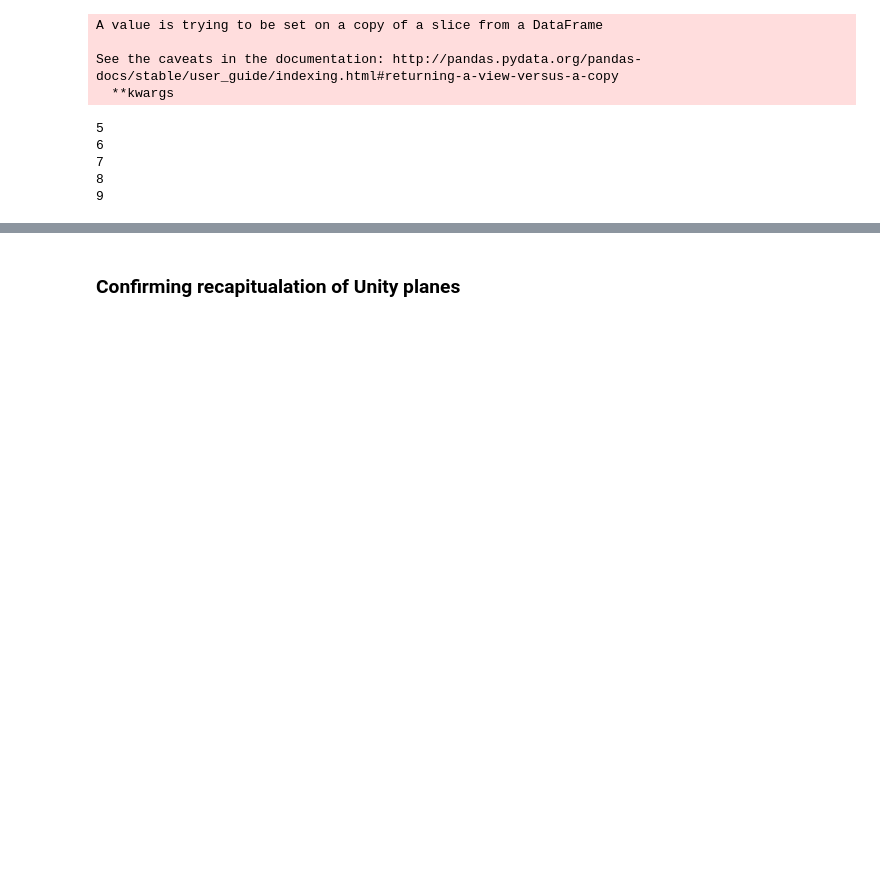
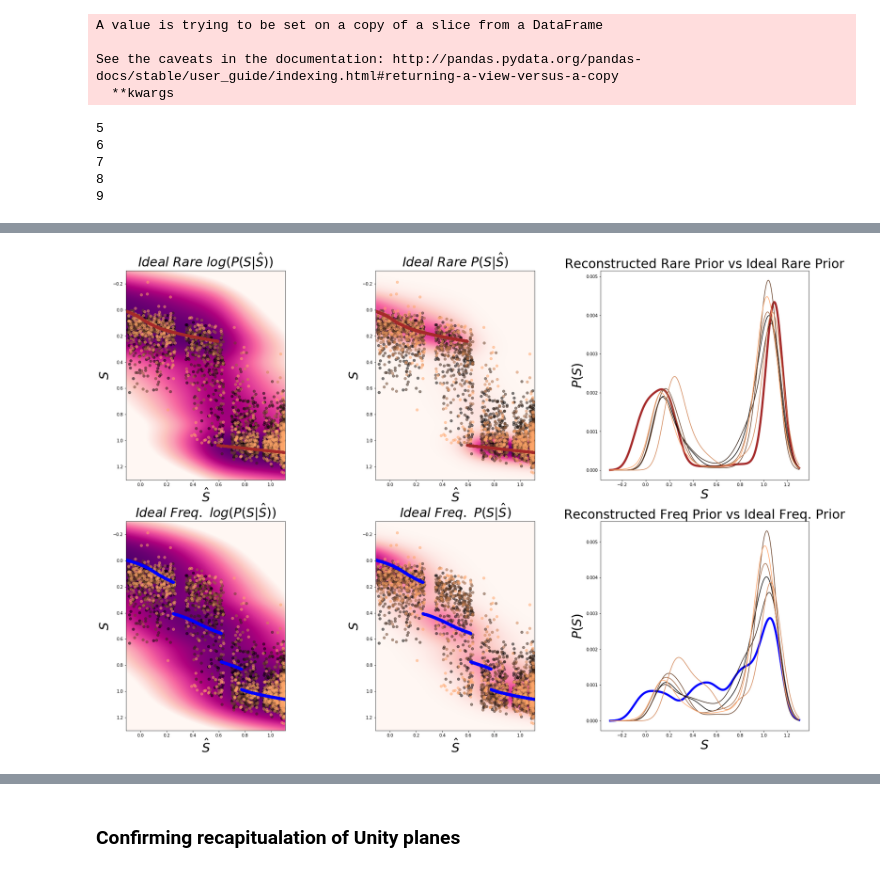
Before and after one commit to GiocomoLab/PlittGiocomo_2021, a Jupyter notebook: Prior4D.ipynb, the cells around one changed output, grey strips where cells are left out. Drawn from its saved outputs; the diff is of its cells as text; code cells hidden in the pictures; blank space fills up the shorter version.

```diff
--- a/Prior4D.ipynb
+++ b/Prior4D.ipynb
@@ -385,0 +425,89 @@ f.savefig("D:\\Morph_Results\\priors.png",format="png")
+# %%
+sigma_likelihood=.3
+
+
+x = np.linspace(-.3,1.3,num=1000)[np.newaxis,:]
+rare_post,xx,Z = ssm.calculate_posterior(rare_prior,x.ravel(),xx_lims = (-.3,1.3),calcZ=True)
+rareZspline = spline(x.ravel(),Z)
+
+freq_post,xx,Z = ssm.calculate_posterior(freq_prior,x.ravel(),xx_lims = (-.3,1.3),calcZ=True)
+freqZspline = spline(x.ravel(),Z)
+f,ax = plt.subplots(2,3,figsize=[30,20])
+
+rare_logpost = np.log(rare_post.T)
+# rare_logpost_spline()
+ax[0,0].imshow(rare_logpost,vmin=np.percentile(rare_logpost,20),extent =[-.3,1.3,1.3,-.3],cmap='RdPu')
+ax[0,1].imshow(rare_post.T,vmin=np.percentile(rare_post,5),extent =[-.3,1.3,1.3,-.3],cmap='RdPu')
+ax[0,2].plot(x.ravel(),rare_prior.ravel(),color='brown',linewidth=5)
+
+freq_logpost = np.log(freq_post.T)
+ax[1,0].imshow(freq_logpost,vmin=np.percentile(freq_logpost,20),extent =[-.3,1.3,1.3,-.3],cmap='RdPu')
+ax[1,1].imshow(freq_post.T,vmin=np.percentile(freq_post,5),extent =[-.3,1.3,1.3,-.3],cmap='RdPu')
+ax[1,2].plot(x.ravel(),freq_prior.ravel(),color='blue',linewidth=5)
+
+for i, (mouse, res) in enumerate(rare_sfreg.items()):
+    _wallmorph = np.concatenate(res['wallmorph'])
+    _yhat = np.concatenate(res['yhat'])
+    ax[0,0].scatter(_wallmorph,_yhat,color=plt.cm.copper(np.float(i/len(rare_mice))),alpha=.5)
+    ax[0,1].scatter(_wallmorph,_yhat,color=plt.cm.copper(np.float(i/len(rare_mice))),alpha=.5)
+    ax[1,0].scatter(_wallmorph,_yhat,color=plt.cm.copper(np.float(i/len(rare_mice))),alpha=.5)
+    ax[1,1].scatter(_wallmorph,_yhat,color=plt.cm.copper(np.float(i/len(rare_mice))),alpha=.5)
+
+    raresfsmooth = np.mean(gaussian(_yhat[:,np.newaxis],.1,x),axis=0)/(u.gaussian(x,sigma_likelihood,x[:,np.newaxis])/rareZspline(x)[np.newaxis,:]).sum(axis=1)
+    raresfsmooth/=raresfsmooth.sum()
+    freqsfsmooth = np.mean(gaussian(_yhat[:,np.newaxis],.1,x),axis=0)/(u.gaussian(x,sigma_likelihood,x[:,np.newaxis])/freqZspline(x)[np.newaxis,:]).sum(axis=1)
+    freqsfsmooth/=freqsfsmooth.sum()
+    ax[0,2].plot(x.ravel(),raresfsmooth.ravel(),color=plt.cm.copper(np.float(i/len(rare_mice))))
+    ax[1,2].plot(x.ravel(),freqsfsmooth.ravel(),color=plt.cm.copper(np.float(i/len(rare_mice))))
+
+#     rentr,fentr =sp.special.rel_entr(raresfsmooth,rare_prior).sum(),sp.special.rel_entr(freqsfsmooth,freq_prior).sum()
+    rprod,fprod=(rare_prior.ravel()*raresfsmooth.ravel()).sum(),(freq_prior.ravel()*freqsfsmooth.ravel()).sum()
+    print(mouse,rprod,fprod,np.log(rprod/fprod))
+
+
+# xx = np.linspace(-.1,1.1,num=1000)
+rare_ytarget = x[0,np.argmax(rare_prior*gaussian(xx[:,np.newaxis],sigma_likelihood,x),axis=1)].ravel()
+ax[0,0].scatter(xx,rare_ytarget,color='brown')
+ax[0,1].scatter(xx,rare_ytarget,color='brown')
+
+freq_ytarget = x[0,np.argmax(freq_prior*gaussian(xx[:,np.newaxis],sigma_likelihood,x),axis=1)].ravel()
+ax[1,0].scatter(xx,freq_ytarget,color='blue')
+ax[1,1].scatter(xx,freq_ytarget,color='blue')
+
+
+ax[0,0].set_xlabel("$\hat{S}$",fontsize=30)
+ax[0,0].set_ylabel("$S$",fontsize=30)
+ax[0,0].set_title("$Ideal \  Rare \ log(P(S|\hat{S}))$",fontsize=30)
+ax[0,0].set_xlim([-.11,1.11])
+
+ax[0,1].set_xlabel("$\hat{S}$",fontsize=30)
+ax[0,1].set_ylabel("$S$",fontsize=30)
+ax[0,1].set_title("$Ideal \  Rare \ P(S|\hat{S})$",fontsize=30)
+ax[0,1].set_xlim([-.11,1.11])
+
+ax[0,2].set_xlabel("$S$",fontsize=30)
+ax[0,2].set_ylabel("$P(S)$",fontsize=30)
+ax[0,2].set_title("Reconstructed Rare Prior vs Ideal Rare Prior",fontsize=30)
+# ax[0,2].set_xlim([-.11,1.11])
+
+ax[1,0].set_xlabel("$\hat{S}$",fontsize=30)
+ax[1,0].set_ylabel("$S$",fontsize=30)
+ax[1,0].set_title("$Ideal \ Freq. \ log(P(S|\hat{S}))$",fontsize=30)
+ax[1,0].set_xlim([-.11,1.11])
+
+ax[1,1].set_xlabel("$\hat{S}$",fontsize=30)
+ax[1,1].set_ylabel("$S$",fontsize=30)
+ax[1,1].set_title("$Ideal \ Freq. \ P(S|\hat{S})$",fontsize=30)
+ax[1,1].set_xlim([-.11,1.11])
+
+ax[1,2].set_xlabel("$S$",fontsize=30)
+ax[1,2].set_ylabel("$P(S)$",fontsize=30)
+ax[1,2].set_title("Reconstructed Freq Prior vs Ideal Freq. Prior",fontsize=30)
+
+
+# f.savefig("D:\\Morph_Results\\figures\\rare_sf_reg_density.png",format="png")
+# f.savefig("D:\\Morph_Results\\figures\\rare_sf_reg_density.pdf",format="pdf")
+
+# add estimated density from plotted points
+# calculate correlation with either rare or frequent
+# %% [output]
@@ -385,0 +521 @@ f.savefig("D:\\Morph_Results\\priors.png",format="png")
+[figure, added]
```
Also changed, not shown: parts of 15 cells of this notebook, 1 other file.
